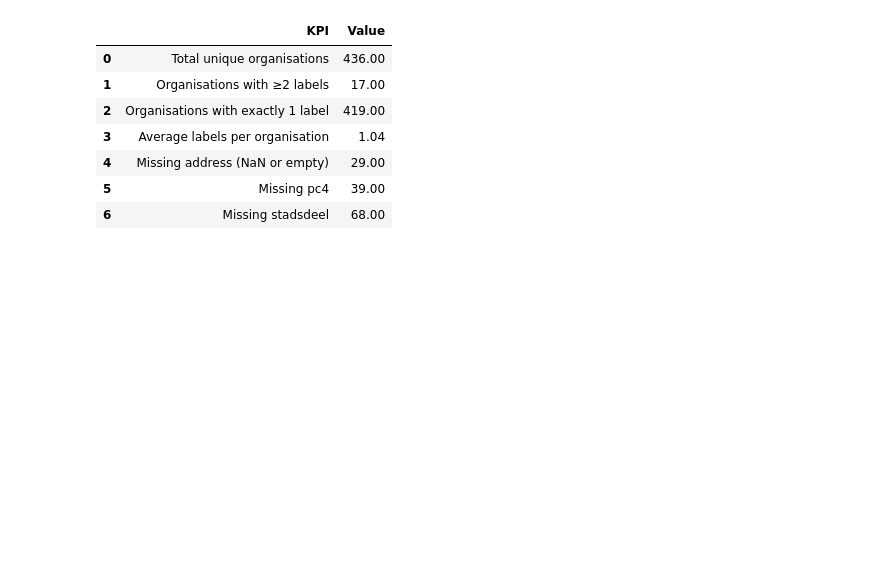
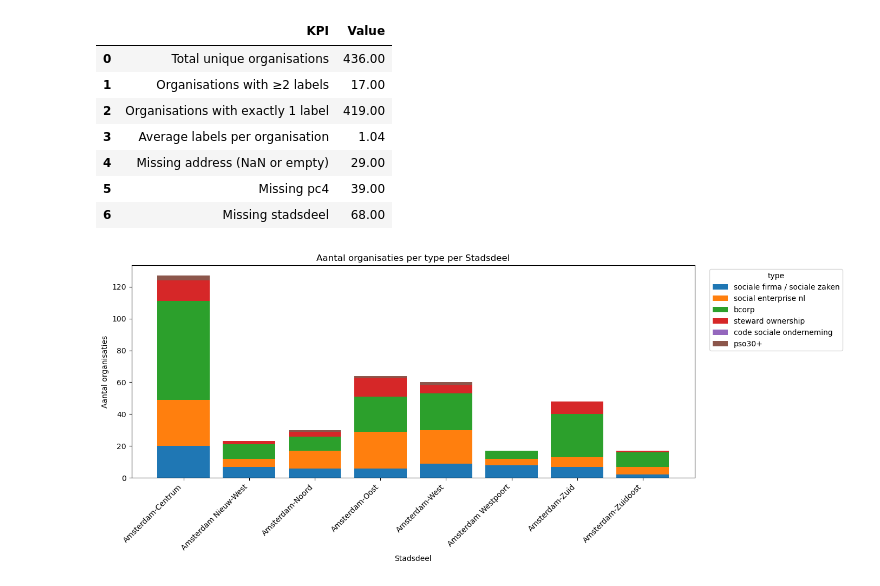
Before and after one commit to Rmjvanengelen/Impact-data-scraper, a Jupyter notebook: Scraper_impact.ipynb, the cells around one changed output. Drawn from its saved outputs; the diff is of its cells as text; code cells hidden in the pictures; blank space fills up the shorter version.

Commit message:
visual added

```diff
--- a/Scraper_impact.ipynb
+++ b/Scraper_impact.ipynb
@@ -796,3 +796,72 @@ kpi
 | 4 | Missing address (NaN or empty) | 29.00 |
 | 5 | Missing pc4 | 39.00 |
 | 6 | Missing stadsdeel | 68.00 |
+# %%
+
+import matplotlib.pyplot as plt
+
+# Optional: nicer names for the legend (edit to match your wording)
+pretty = {
+    "is_BCorp": "bcorp",
+    "is_SocialeZaken": "sociale firma / sociale zaken",
+    "is_SocialEnterpriseNL": "social enterprise nl",
+    "is_CodeSocialeOndernemingen": "code sociale onderneming",
+    "is_PSO": "pso30+",
+    "is_StewardOwnership": "steward ownership",
+    # add any extra label flags you may have created
+}
+
+# 1) stadsdeel order (match your bar order; include extras if present)
+desired_order = [
+    "Amsterdam-Centrum",
+    "Amsterdam Nieuw-West",
+    "Amsterdam-Noord",
+    "Amsterdam-Oost",
+    "Amsterdam-West",
+    "Amsterdam Westpoort",
+    "Amsterdam-Zuid",
+    "Amsterdam-Zuidoost",
+    "Buiten Amsterdam",
+    "Weesp",
+]
+
+# if there are other stadsdelen in your data, append them at the end
+all_sd = [s for s in master["stadsdeel"].dropna().unique().tolist() if str(s).strip() != ""]
+remaining = [s for s in all_sd if s not in desired_order]
+stadsdeel_order = [s for s in desired_order if s in all_sd] + sorted(remaining)
+
+# 2) build counts: rows per stadsdeel per label
+counts = (
+    master.groupby("stadsdeel")[label_cols]
+    .sum()
+    .reindex(stadsdeel_order)
+    .fillna(0)
+    .astype(int)
+)
+
+# 3) rename columns for plot (legend)
+counts = counts.rename(columns=lambda c: pretty.get(c, c.replace("is_", "")))
+
+# 4) plot stacked bar
+fig, ax = plt.subplots(figsize=(14, 6))
+
+bottom = None
+x = counts.index.astype(str)
+
+for col in counts.columns:
+    if bottom is None:
+        ax.bar(x, counts[col].values, label=col)
+        bottom = counts[col].values
+    else:
+        ax.bar(x, counts[col].values, bottom=bottom, label=col)
+        bottom = bottom + counts[col].values
+
+ax.set_title("Aantal organisaties per type per Stadsdeel")
+ax.set_xlabel("Stadsdeel")
+ax.set_ylabel("Aantal organisaties")
+plt.xticks(rotation=45, ha="right")
+ax.legend(title="type", bbox_to_anchor=(1.02, 1), loc="upper left")
+plt.tight_layout()
+plt.show()
+# %% [output]
+[figure, added]
```
